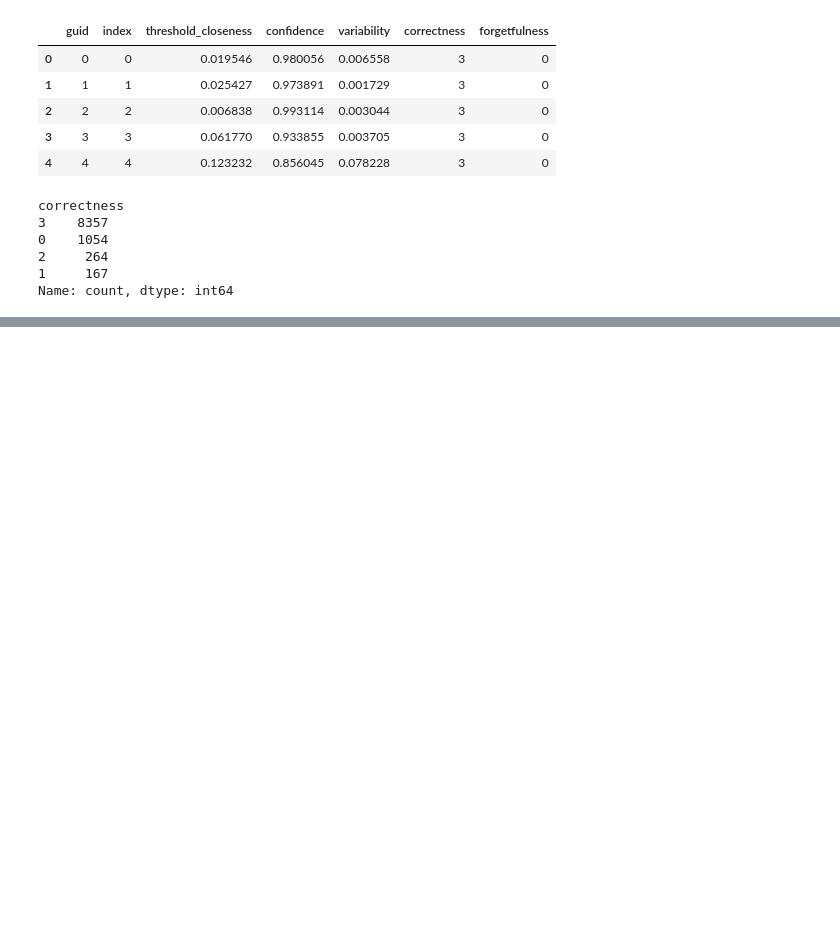
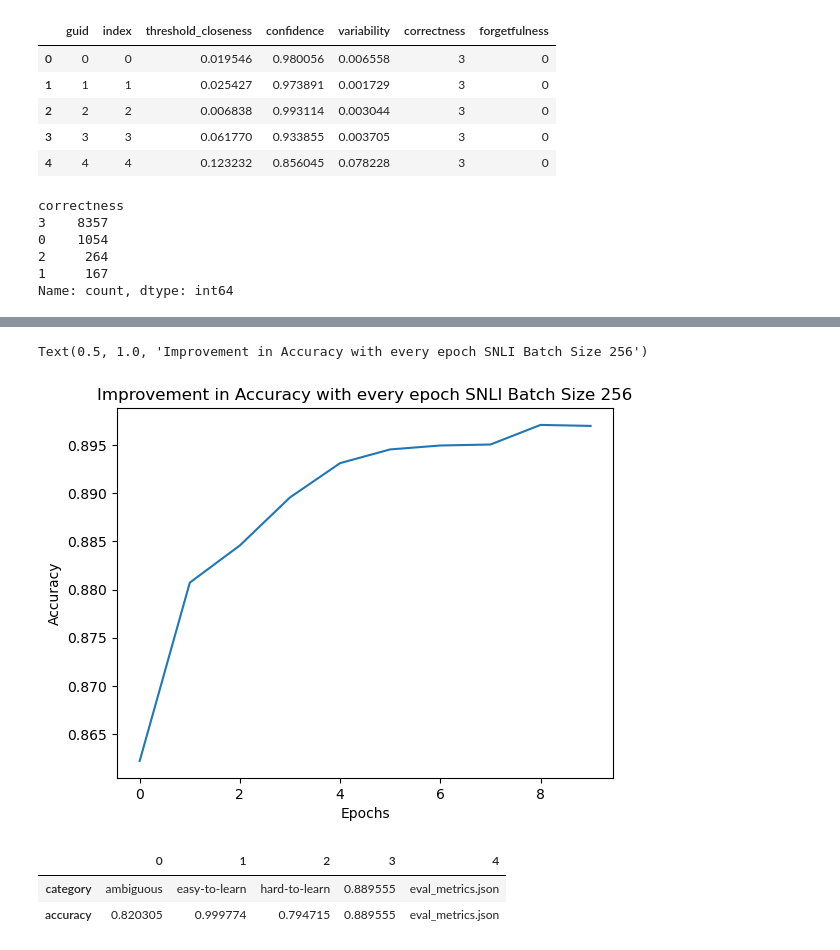
Before and after one commit to veluribharath/nlp-final, a Jupyter notebook: Explore Model Output.ipynb, the cells around one changed output, grey strips where cells are left out. Cells and saved outputs as stored; diff of their text form; code cells hidden in the pictures; blank space fills up the shorter version.

```diff
--- a/Explore Model Output.ipynb
+++ b/Explore Model Output.ipynb
@@ -815,0 +985,13 @@ ed_metrics['correctness'].value_counts()
+# %%
+categorized_metrics = []
+for folder in z:
+    print(folder)
+    predictions_files = pd.read_json(f'{directory}/{folder}/eval_predictions.jsonl',lines=True)
+    predictions_files['type'] = folder
+    predictions_files['accuracy'] = np.where(predictions_files['label'] == predictions_files['predicted_label'],1,0)
+    predictions_files['category'] = predictions_files['id'].map(a)
+#     print(folder, predictions_files.groupby(['category'])['accuracy'].mean().reset_index())
+    y = predictions_files.groupby(['category'])['accuracy'].mean().reset_index().transpose()
+    y[3] = predictions_files['accuracy'].mean()
+    y[4] = folder
+    categorized_metrics.append(y)
@@ -815,0 +1051,12 @@ ed_metrics['correctness'].value_counts()
+# %%
+dirs = '/Users/velurib/Documents/MyDocuments/Masters/NLP/final/eval_output_velurib_nli_b256_e10/'
+# %%
+epoch_metrics = []
+for folder in os.listdir(dirs):
+    try:
+        with open(f'{dirs}/{folder}/eval_metrics.json') as r:
+            metrics = json.load(r)
+        metrics['epoch'] = int(folder.split('-')[-1])
+        epoch_metrics.append(metrics)
+    except Exception as e:
+        print(e)
@@ -815,0 +1066,2 @@ ed_metrics['correctness'].value_counts()
+# %%
+epoch_results = pd.DataFrame(epoch_metrics).sort_values(by='epoch').reset_index(drop=True)
@@ -815,0 +1080,9 @@ ed_metrics['correctness'].value_counts()
+# %%
+# plt.figure(figsize=(12,10))
+sns.lineplot(x = epoch_results.index, y = epoch_results['eval_accuracy'])
+plt.xlabel("Epochs")
+plt.ylabel("Accuracy")
+plt.title("Improvement in Accuracy with every epoch SNLI Batch Size 256")
+# %% [output]
+Text(0.5, 1.0, 'Improvement in Accuracy with every epoch SNLI Batch Size 256')
+[figure, added]
@@ -815,0 +1099,6 @@ ed_metrics['correctness'].value_counts()
+# %%
+y
+# %% [output]
+|  | 0 | 1 | 2 | 3 | 4 |
+| category | ambiguous | easy-to-learn | hard-to-learn | 0.889555 | eval_metrics.json |
+| accuracy | 0.820305 | 0.999774 | 0.794715 | 0.889555 | eval_metrics.json |
```
Also changed, not shown: parts of 39 cells of this notebook, 4 other files.
